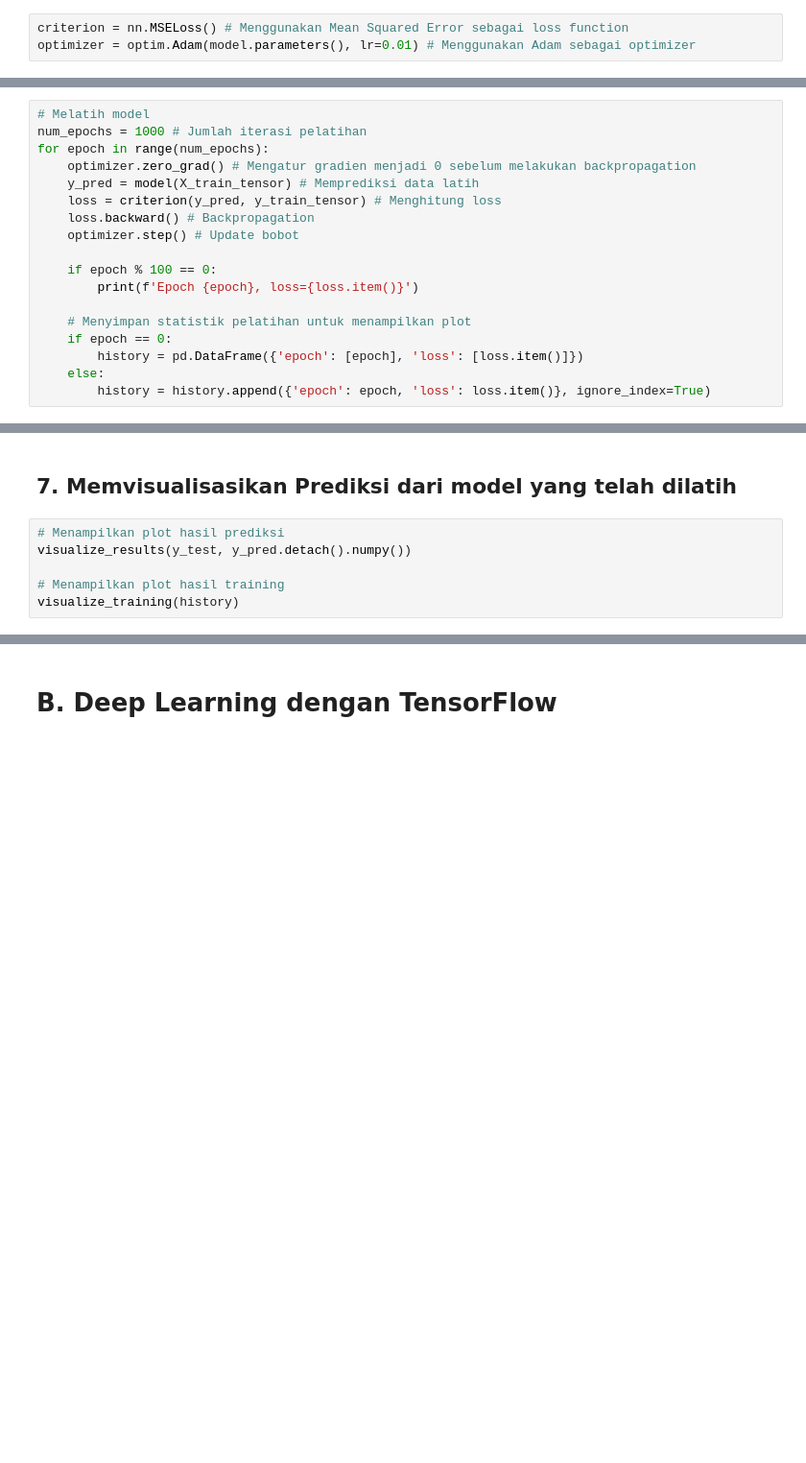
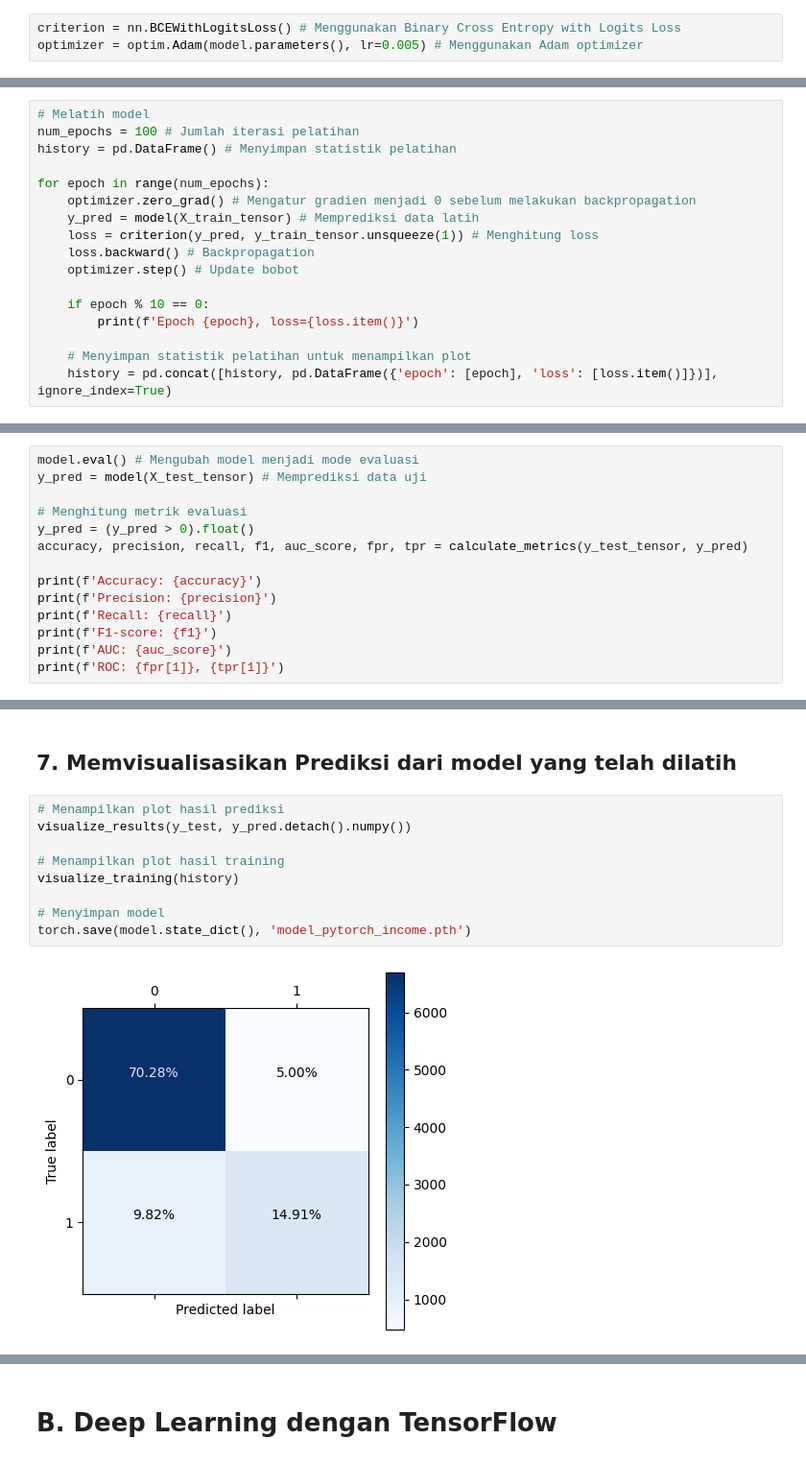
Before and after one commit to Kaasyiful/tugas-deep-learning, a Jupyter notebook: week1/Deep_Learning_Week_1_income.ipynb, the cells around one changed output, grey strips where cells are left out. Shown: that part at 96% size. Cells and saved outputs as stored; diff of their text form; blank space fills up the shorter version.

```diff
--- a/week1/Deep_Learning_Week_1_income.ipynb
+++ b/week1/Deep_Learning_Week_1_income.ipynb
@@ -169,25 +209,24 @@ model = SimpleNN(input_dim, hidden_dim, output_dim) # Membuat model
 # %% [markdown]
 ## 4. Menyiapkan Optimizer dan Loss Function
 # %%
-criterion = nn.MSELoss() # Menggunakan Mean Squared Error sebagai loss function
-optimizer = optim.Adam(model.parameters(), lr=0.01) # Menggunakan Adam sebagai optimizer
+criterion = nn.BCEWithLogitsLoss() # Menggunakan Binary Cross Entropy with Logits Loss
+optimizer = optim.Adam(model.parameters(), lr=0.005) # Menggunakan Adam optimizer
 # %% [markdown]
 ## 5. Melatih Model
 # %%
 # Melatih model
-num_epochs = 1000 # Jumlah iterasi pelatihan
+num_epochs = 100 # Jumlah iterasi pelatihan
+history = pd.DataFrame() # Menyimpan statistik pelatihan
+
 for epoch in range(num_epochs):
     optimizer.zero_grad() # Mengatur gradien menjadi 0 sebelum melakukan backpropagation
     y_pred = model(X_train_tensor) # Memprediksi data latih
-    loss = criterion(y_pred, y_train_tensor) # Menghitung loss
+    loss = criterion(y_pred, y_train_tensor.unsqueeze(1)) # Menghitung loss
     loss.backward() # Backpropagation
     optimizer.step() # Update bobot
 
-    if epoch % 100 == 0:
+    if epoch % 10 == 0:
         print(f'Epoch {epoch}, loss={loss.item()}')
 
     # Menyimpan statistik pelatihan untuk menampilkan plot
-    if epoch == 0:
-        history = pd.DataFrame({'epoch': [epoch], 'loss': [loss.item()]})
-    else:
-        history = history.append({'epoch': epoch, 'loss': loss.item()}, ignore_index=True)
+    history = pd.concat([history, pd.DataFrame({'epoch': [epoch], 'loss': [loss.item()]})], ignore_index=True)
@@ -202,0 +246,14 @@ print(f'MSE: {mse}, RMSE: {rmse}, R^2: {r2}')
+# %%
+model.eval() # Mengubah model menjadi mode evaluasi
+y_pred = model(X_test_tensor) # Memprediksi data uji
+
+# Menghitung metrik evaluasi
+y_pred = (y_pred > 0).float()
+accuracy, precision, recall, f1, auc_score, fpr, tpr = calculate_metrics(y_test_tensor, y_pred)
+
+print(f'Accuracy: {accuracy}')
+print(f'Precision: {precision}')
+print(f'Recall: {recall}')
+print(f'F1-score: {f1}')
+print(f'AUC: {auc_score}')
+print(f'ROC: {fpr[1]}, {tpr[1]}')
@@ -205,6 +269,11 @@ print(f'MSE: {mse}, RMSE: {rmse}, R^2: {r2}')
 # %%
 # Menampilkan plot hasil prediksi
 visualize_results(y_test, y_pred.detach().numpy())
 
 # Menampilkan plot hasil training
 visualize_training(history)
+
+# Menyimpan model
+torch.save(model.state_dict(), 'model_pytorch_income.pth')
+# %% [output]
+[figure, added]
```
Also changed, not shown: parts of 24 cells of this notebook, 6 other files.
